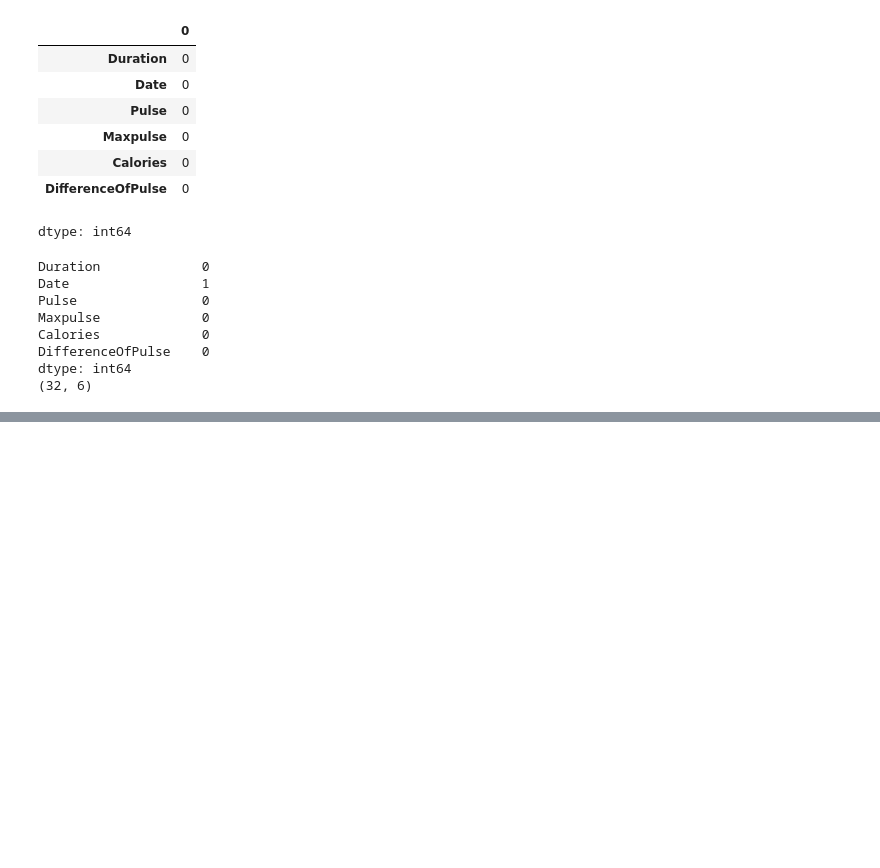
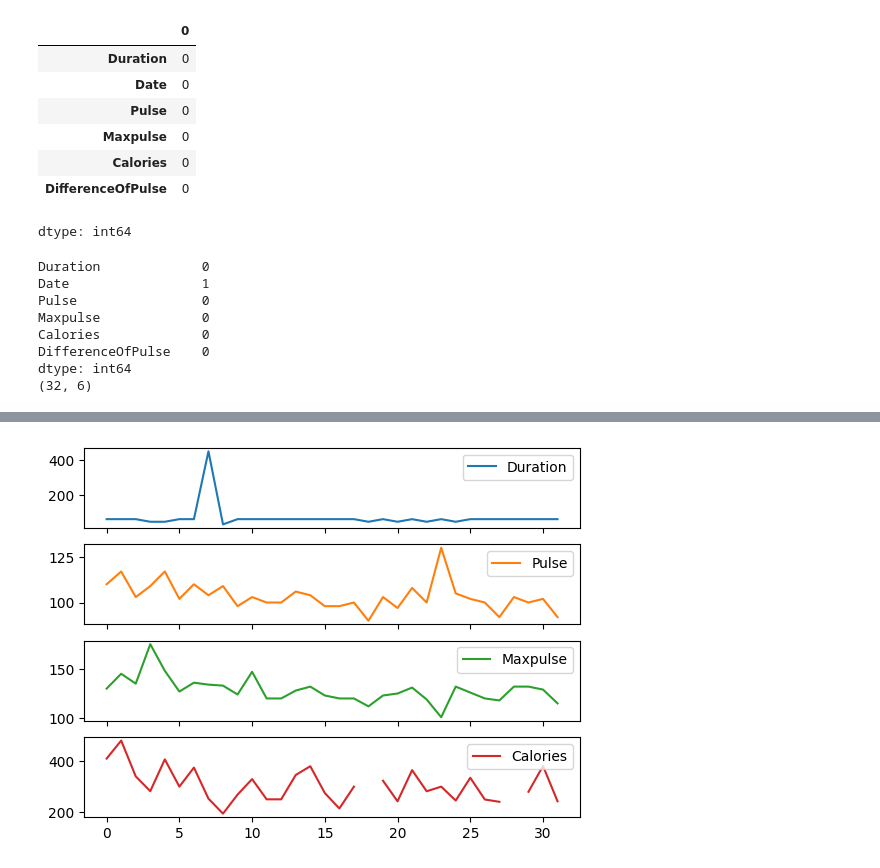
Before and after one commit to Gaba-csm/DEA113, a Jupyter notebook: EDA.ipynb, the cells around one changed output, grey strips where cells are left out. Drawn from its saved outputs; the diff is of its cells as text; code cells hidden in the pictures; blank space fills up the shorter version.

```diff
--- a/EDA.ipynb
+++ b/EDA.ipynb
@@ -211,0 +250,5 @@ dtype: int64
+# %%
+data.plot(kind = 'line', subplots = True)
+plt.show()
+# %% [output]
+[figure, added]
```
Also changed, not shown: parts of 6 cells of this notebook.
